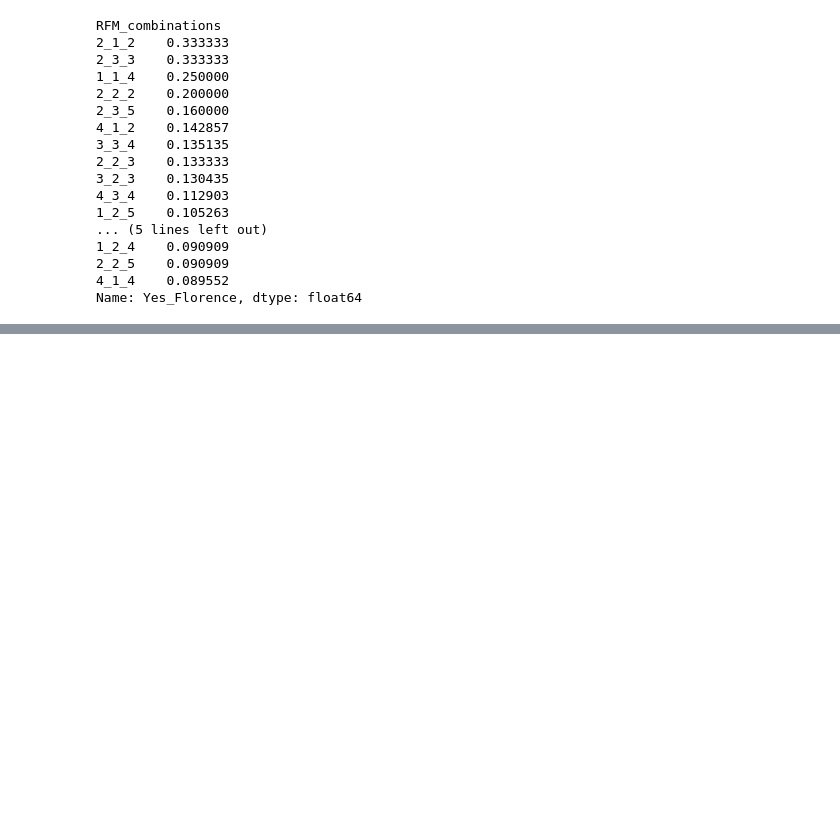
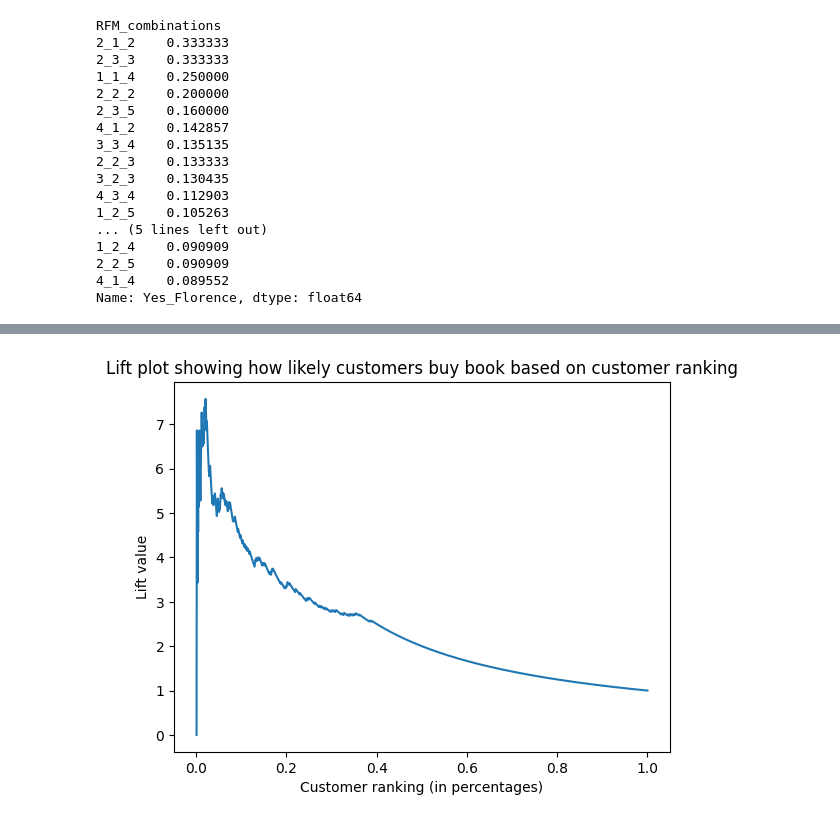
Before and after one commit to sascott9655/ADS-505-, a Jupyter notebook: ADS_505_CBC_HW1.ipynb, the cells around one changed output, grey strips where cells are left out. Drawn from its saved outputs; the diff is of its cells as text; code cells hidden in the pictures; blank space fills up the shorter version.

Commit message:
Finished question 2.1, very tricky.

```diff
--- a/ADS_505_CBC_HW1.ipynb
+++ b/ADS_505_CBC_HW1.ipynb
@@ -262,0 +345,10 @@ Name: Yes_Florence, dtype: float64
+# %%
+proba = knn_optimal.predict_proba(X_val)[:, 1] #this is a vector put it in a df so we can sort the values
+
+lift_df = pd.DataFrame({
+    'actual': y_val,
+    'probability': proba
+})
+#sort those probability values
+lift_df = lift_df.sort_values(by='probability', ascending=False)
+lift_df
@@ -262,0 +369,28 @@ Name: Yes_Florence, dtype: float64
+# %%
+#https://www.geeksforgeeks.org/data-analysis/understanding-gain-chart-and-lift-chart/ This website help me understand what a lift curve is.
+#I used AI to help me implement the lift equation for this data.
+
+#lift equation: Lift= Cumulative number of positive observations upto decile i using random model/
+                     #Cumulative number of positive observations upto decile i using ML model
+
+lift_df['cumulative_actual'] = lift_df['actual'].cumsum() #cumulative sum is stacking percents together by adding them one by one.
+#We do this to get a steady rate in the plot.
+
+total_positives = lift_df['actual'].sum()
+
+#the cumulative gain tells us how many customers we can potentially find and target based on the cumsum
+lift_df['cumulative_gain'] = (
+    lift_df['cumulative_actual'] / total_positives
+)
+
+#shows where in the ranking order of customers are you (first being very likely; last being not likely)
+lift_df['percent_customers'] = (
+    (np.arange(len(lift_df)) + 1) / len(lift_df)
+)
+
+lift_df['lift'] = (
+    lift_df['cumulative_gain'] /
+    lift_df['percent_customers']
+)
+
+lift_df.head(10)
@@ -262,0 +409,7 @@ Name: Yes_Florence, dtype: float64
+# %%
+plt.plot(lift_df['percent_customers'] ,lift_df['lift'])
+plt.title("Lift plot showing how likely customers buy book based on customer ranking")
+plt.xlabel('Customer ranking (in percentages)')
+plt.ylabel('Lift value');
+# %% [output]
+[figure, added]
```
Also changed, not shown: parts of 13 cells of this notebook.
